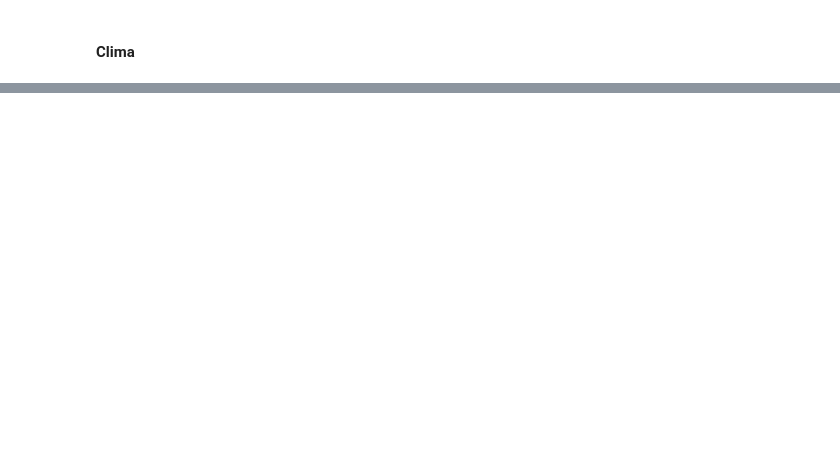
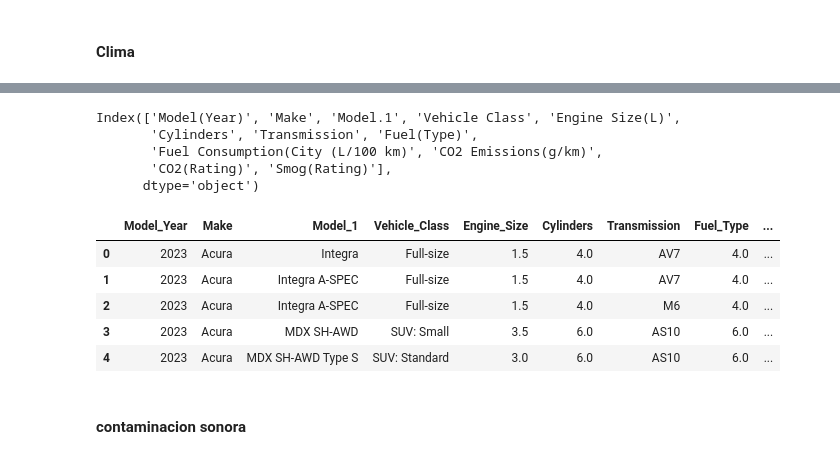
Before and after one commit to Joli1605/Proyecto_Movilidad_Sostenible_NYC, a Jupyter notebook: sprint_2/ETL_auto.ipynb, the cells around one changed output, grey strips where cells are left out. Saved outputs shown, nothing was run; the diff lists cells and outputs as text; code cells hidden in the pictures; blank space fills up the shorter version.

```diff
--- a/sprint_2/ETL_auto.ipynb
+++ b/sprint_2/ETL_auto.ipynb
@@ -344,0 +261,2 @@ NYCtiempo.to_csv('NYCclima.csv', index=False)
+# %%
+veh_com = pd.read_csv('../Datasets/Dataset_extraidos/vehiculos_combustion_CO2_2023.csv')
@@ -344,0 +285,36 @@ NYCtiempo.to_csv('NYCclima.csv', index=False)
+# %%
+veh_com.columns
+# %% [output]
+Index(['Model(Year)', 'Make', 'Model.1', 'Vehicle Class', 'Engine Size(L)',
+       'Cylinders', 'Transmission', 'Fuel(Type)',
+       'Fuel Consumption(City (L/100 km)', 'CO2 Emissions(g/km)',
+       'CO2(Rating)', 'Smog(Rating)'],
+      dtype='object')
+# %%
+# Crear un diccionario de mapeo de nombres de columnas
+mapeo_nombres = {
+    'Model(Year)': 'Model_Year',
+    'Make': 'Make',
+    'Model.1': 'Model_1',
+    'Vehicle Class': 'Vehicle_Class',
+    'Engine Size(L)': 'Engine_Size',
+    'Cylinders': 'Cylinders',
+    'Transmission': 'Transmission',
+    'Fuel(Type)': 'Fuel_Type',
+    'Fuel Consumption(City (L/100 km)': 'Fuel_Consumption_City',
+    'CO2 Emissions(g/km)': 'CO2_Emissions',
+    'CO2(Rating)': 'CO2_Rating',
+    'Smog(Rating)': 'Smog_Rating'
+}
+
+# Renombrar las columnas en el DataFrame
+veh_com.rename(columns=mapeo_nombres, inplace=True)
+# %%
+veh_com.head()
+# %% [output]
+|  | Model_Year | Make | Model_1 | Vehicle_Class | Engine_Size | Cylinders | Transmission | Fuel_Type | ... |
+| 0 | 2023 | Acura | Integra | Full-size | 1.5 | 4.0 | AV7 | 4.0 | ... |
+| 1 | 2023 | Acura | Integra A-SPEC | Full-size | 1.5 | 4.0 | AV7 | 4.0 | ... |
+| 2 | 2023 | Acura | Integra A-SPEC | Full-size | 1.5 | 4.0 | M6 | 4.0 | ... |
+| 3 | 2023 | Acura | MDX SH-AWD | SUV: Small | 3.5 | 6.0 | AS10 | 6.0 | ... |
+| 4 | 2023 | Acura | MDX SH-AWD Type S | SUV: Standard | 3.0 | 6.0 | AS10 | 6.0 | ... |
@@ -344,0 +324,2 @@ NYCtiempo.to_csv('NYCclima.csv', index=False)
+# %% [markdown]
+#### contaminacion sonora
```
Also changed, not shown: parts of 63 cells of this notebook, 19 other files.
